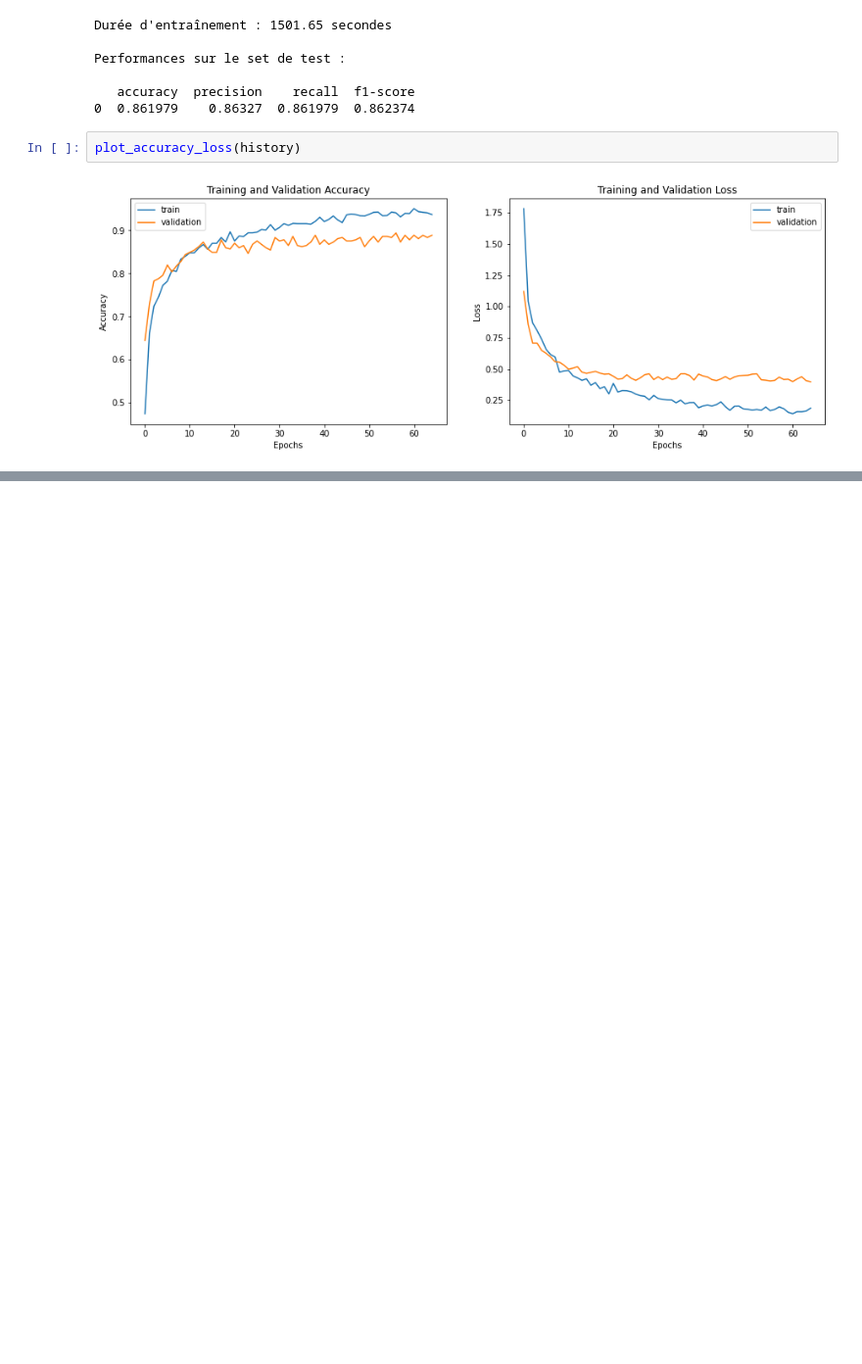
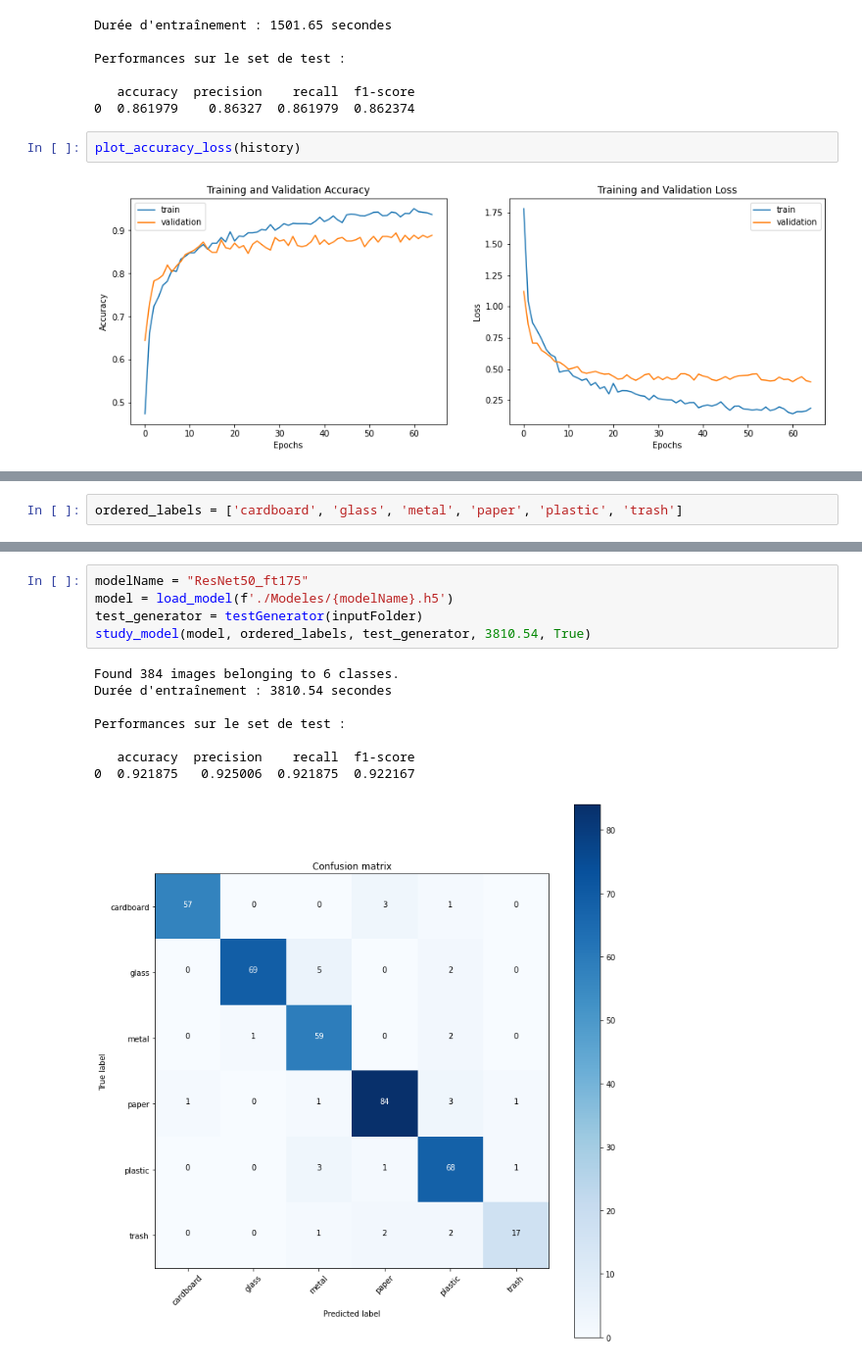
Before and after one commit to Morgane-SJK/Garbage-Classification, a Jupyter notebook: Notebooks/3_transfer_learning_resnet.ipynb, the cells around one changed output, grey strips where cells are left out. Shown at 98% size. Drawn from its saved outputs; the diff is of its cells as text; blank space fills up the shorter version.

Commit message:
analysis of best model

```diff
--- a/Notebooks/3_transfer_learning_resnet.ipynb
+++ b/Notebooks/3_transfer_learning_resnet.ipynb
@@ -1480,0 +1453,2 @@ Mounted at /content/drive
+# %%
+ordered_labels = ['cardboard', 'glass', 'metal', 'paper', 'plastic', 'trash']
@@ -1480,0 +1483,14 @@ Mounted at /content/drive
+# %%
+modelName = "ResNet50_ft175"
+model = load_model(f'./Modeles/{modelName}.h5')
+test_generator = testGenerator(inputFolder)
+study_model(model, ordered_labels, test_generator, 3810.54, True)
+# %% [output]
+Found 384 images belonging to 6 classes.
+Durée d'entraînement : 3810.54 secondes
+
+Performances sur le set de test :
+
+   accuracy  precision    recall  f1-score
+0  0.921875   0.925006  0.921875  0.922167
+[figure, added]
```
Also changed, not shown: parts of 13 cells of this notebook.
